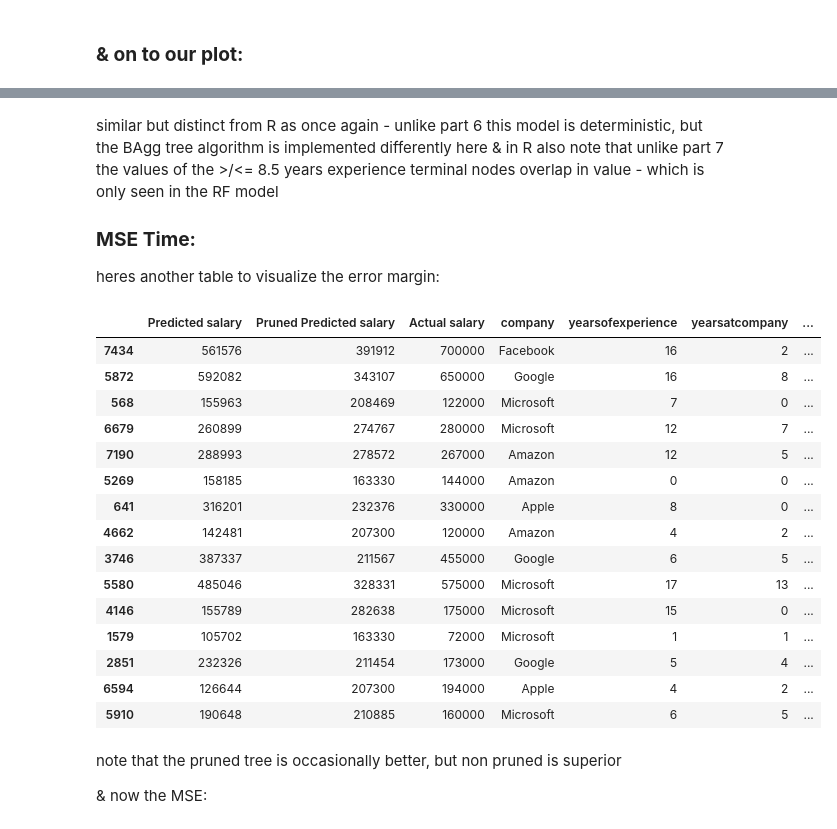
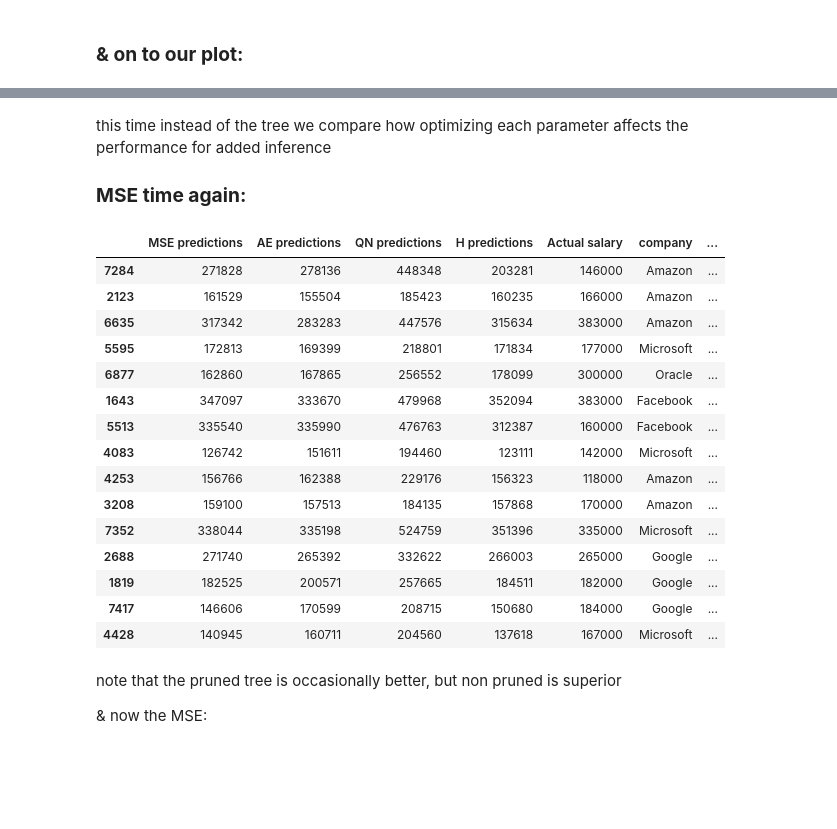
Before and after one commit to almsam/ML-playground, a Jupyter notebook: part 9 Boosting.ipynb, the cells around one changed output, grey strips where cells are left out. Drawn from its saved outputs; the diff is of its cells as text; code cells hidden in the pictures; blank space fills up the shorter version.

```diff
--- a/part 9 Boosting.ipynb
+++ b/part 9 Boosting.ipynb
@@ -121,36 +121,36 @@ ax.legend(); plt.tight_layout(); plt.show()
-# %% [markdown]
-similar but distinct from R as once again - unlike part 6 this model is deterministic, but the BAgg tree algorithm is implemented differently here & in R
-also note that unlike part 7 the values of the >/<= 8.5 years experience terminal nodes overlap in value - which is only seen in the RF model
-
-### **MSE Time:**
-
-heres another table to visualize the error margin:
+# %% [markdown]
+this time instead of the tree we compare how optimizing each parameter affects the performance for added inference
+
+### **MSE time again:**
 # %%
 outDF = pd.DataFrame(testing_data)
 
-outDF['Predicted salary'] = RF_predictions; outDF['Pruned Predicted salary'] = RF_predictions_pruned
+outDF['MSE predictions'] = MSE_predictions; outDF['AE predictions'] = AE_predictions; outDF['QN predictions'] = QN_predictions; outDF['H predictions'] = H_predictions
 outDF['Actual salary'] = outDF['totalyearlycompensation']
-outDF['Predicted salary'] = outDF['Predicted salary'].astype(int); outDF['Pruned Predicted salary'] = outDF['Pruned Predicted salary'].astype(int)
-outDF = outDF[['Predicted salary', 'Pruned Predicted salary', 'Actual salary'] + ['company', 'yearsofexperience', 'yearsatcompany', 'gender', 'Race', 'Education']]
+
+outDF['MSE predictions'] = outDF['MSE predictions'].astype(int); outDF['AE predictions'] = outDF['AE predictions'].astype(int)
+outDF['QN predictions'] = outDF['QN predictions'].astype(int); outDF['H predictions'] = outDF['H predictions'].astype(int)
+
+outDF = outDF[['MSE predictions', 'AE predictions', 'QN predictions', 'H predictions', 'Actual salary'] + ['company', 'yearsofexperience', 'yearsatcompany', 'gender', 'Race', 'Education']]
 
 outDF.head(15)
 # %% [output]
-|  | Predicted salary | Pruned Predicted salary | Actual salary | company | yearsofexperience | yearsatcompany | ... |
-| 7434 | 561576 | 391912 | 700000 | Facebook | 16 | 2 | ... |
-| 5872 | 592082 | 343107 | 650000 | Google | 16 | 8 | ... |
-| 568 | 155963 | 208469 | 122000 | Microsoft | 7 | 0 | ... |
-| 6679 | 260899 | 274767 | 280000 | Microsoft | 12 | 7 | ... |
-| 7190 | 288993 | 278572 | 267000 | Amazon | 12 | 5 | ... |
-| 5269 | 158185 | 163330 | 144000 | Amazon | 0 | 0 | ... |
-| 641 | 316201 | 232376 | 330000 | Apple | 8 | 0 | ... |
-| 4662 | 142481 | 207300 | 120000 | Amazon | 4 | 2 | ... |
-| 3746 | 387337 | 211567 | 455000 | Google | 6 | 5 | ... |
-| 5580 | 485046 | 328331 | 575000 | Microsoft | 17 | 13 | ... |
-| 4146 | 155789 | 282638 | 175000 | Microsoft | 15 | 0 | ... |
-| 1579 | 105702 | 163330 | 72000 | Microsoft | 1 | 1 | ... |
-| 2851 | 232326 | 211454 | 173000 | Google | 5 | 4 | ... |
-| 6594 | 126644 | 207300 | 194000 | Apple | 4 | 2 | ... |
-| 5910 | 190648 | 210885 | 160000 | Microsoft | 6 | 5 | ... |
+|  | MSE predictions | AE predictions | QN predictions | H predictions | Actual salary | company | ... |
+| 7284 | 271828 | 278136 | 448348 | 203281 | 146000 | Amazon | ... |
+| 2123 | 161529 | 155504 | 185423 | 160235 | 166000 | Amazon | ... |
+| 6635 | 317342 | 283283 | 447576 | 315634 | 383000 | Amazon | ... |
+| 5595 | 172813 | 169399 | 218801 | 171834 | 177000 | Microsoft | ... |
+| 6877 | 162860 | 167865 | 256552 | 178099 | 300000 | Oracle | ... |
+| 1643 | 347097 | 333670 | 479968 | 352094 | 383000 | Facebook | ... |
+| 5513 | 335540 | 335990 | 476763 | 312387 | 160000 | Facebook | ... |
+| 4083 | 126742 | 151611 | 194460 | 123111 | 142000 | Microsoft | ... |
+| 4253 | 156766 | 162388 | 229176 | 156323 | 118000 | Amazon | ... |
+| 3208 | 159100 | 157513 | 184135 | 157868 | 170000 | Amazon | ... |
+| 7352 | 338044 | 335198 | 524759 | 351396 | 335000 | Microsoft | ... |
+| 2688 | 271740 | 265392 | 332622 | 266003 | 265000 | Google | ... |
+| 1819 | 182525 | 200571 | 257665 | 184511 | 182000 | Google | ... |
+| 7417 | 146606 | 170599 | 208715 | 150680 | 184000 | Google | ... |
+| 4428 | 140945 | 160711 | 204560 | 137618 | 167000 | Microsoft | ... |
 # %% [markdown]
 note that the pruned tree is occasionally better, but non pruned is superior
 
```
Also changed, not shown: parts of 1 cell of this notebook.
